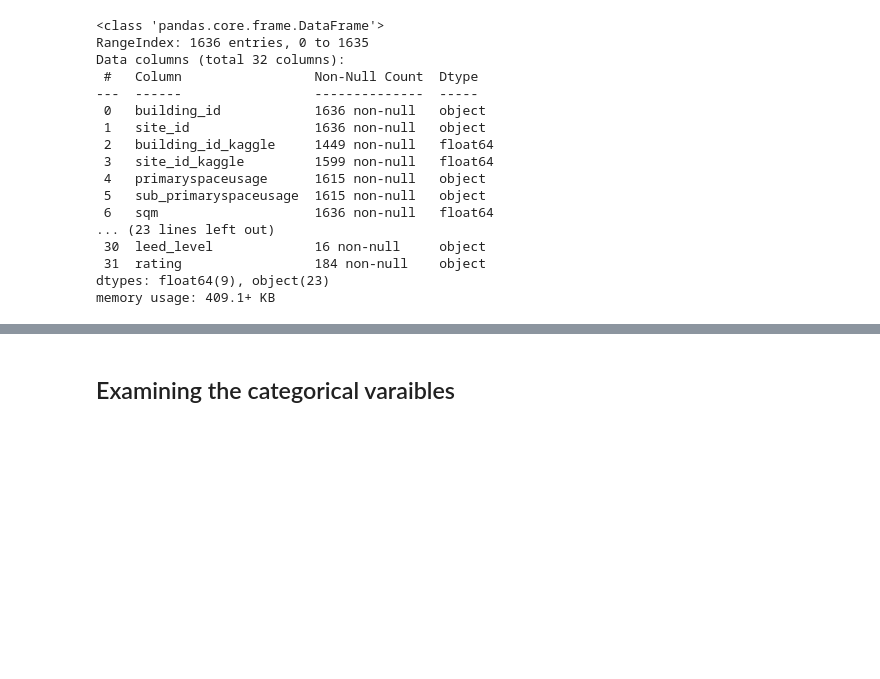
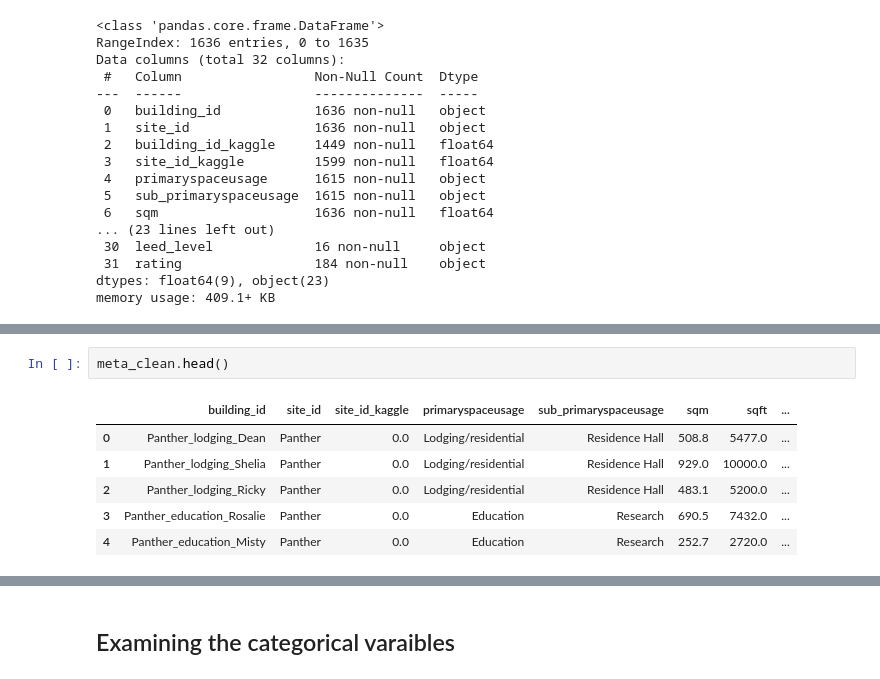
Before and after one commit to MStefko/building-data-genome-project-2, a Jupyter notebook: src/getting-started-with-the-bdg2.ipynb, the cells around one changed output, grey strips where cells are left out. Drawn from its saved outputs; the diff is of its cells as text; blank space fills up the shorter version.

```diff
--- a/src/getting-started-with-the-bdg2.ipynb
+++ b/src/getting-started-with-the-bdg2.ipynb
@@ -73,0 +152,9 @@ meta.describe()
+# %%
+meta_clean.head()
+# %% [output]
+|  | building_id | site_id | site_id_kaggle | primaryspaceusage | sub_primaryspaceusage | sqm | sqft | ... |
+| 0 | Panther_lodging_Dean | Panther | 0.0 | Lodging/residential | Residence Hall | 508.8 | 5477.0 | ... |
+| 1 | Panther_lodging_Shelia | Panther | 0.0 | Lodging/residential | Residence Hall | 929.0 | 10000.0 | ... |
+| 2 | Panther_lodging_Ricky | Panther | 0.0 | Lodging/residential | Residence Hall | 483.1 | 5200.0 | ... |
+| 3 | Panther_education_Rosalie | Panther | 0.0 | Education | Research | 690.5 | 7432.0 | ... |
+| 4 | Panther_education_Misty | Panther | 0.0 | Education | Research | 252.7 | 2720.0 | ... |
```
Also changed, not shown: parts of 18 cells of this notebook, 1 other file.
